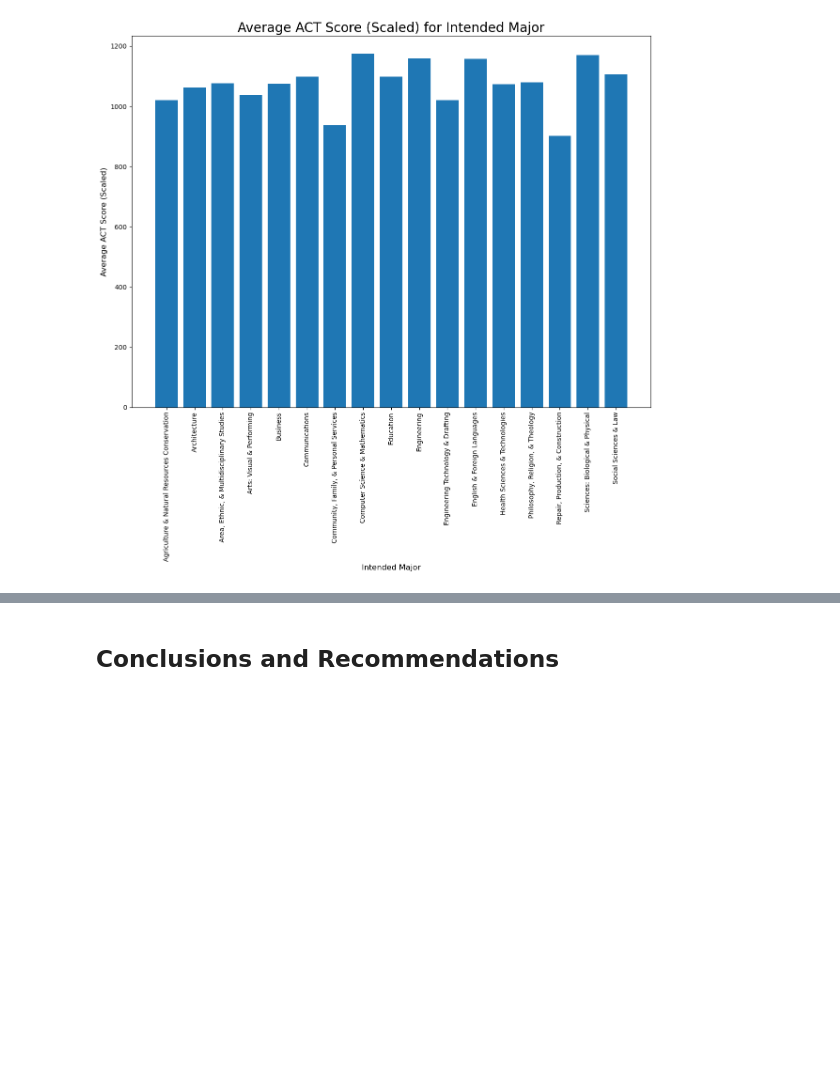
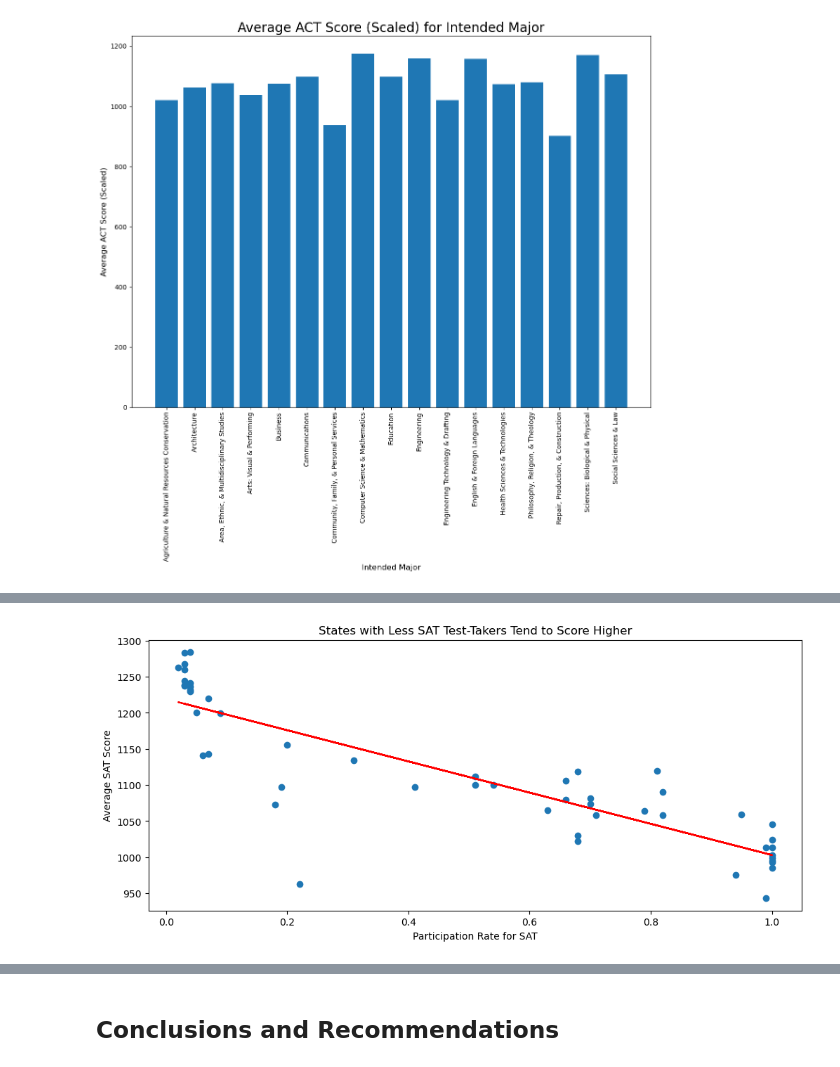
Before and after one commit to jlu7922/Standardized-Test-Analysis, a Jupyter notebook: code/starter-code-Jason.ipynb, the cells around one changed output, grey strips where cells are left out. Saved outputs shown, nothing was run; the diff lists cells and outputs as text; code cells hidden in the pictures; blank space fills up the shorter version.

```diff
--- a/code/starter-code-Jason.ipynb
+++ b/code/starter-code-Jason.ipynb
@@ -764,0 +861,23 @@ plt.show();
+# %%
+
+plt.figure(figsize=(12,5))
+
+
+plt.scatter(sat_2019['Participation'],
+            sat_2019['Avg SAT Score'])
+
+# Creating a trendline, found on https://www.statology.org/matplotlib-trendline/
+x = sat_2019['Participation']
+y = sat_2019['Avg SAT Score']
+z = np.polyfit(x, y, 1)
+p = np.poly1d(z)
+plt.plot(x, p(x), color = 'red')
+
+
+plt.title('States with Less SAT Test-Takers Tend to Score Higher')
+
+
+plt.xlabel('Participation Rate for SAT')
+plt.ylabel('Average SAT Score');
+# %% [output]
+[figure, added]
```
Also changed, not shown: parts of 41 cells of this notebook, 1 other file.
